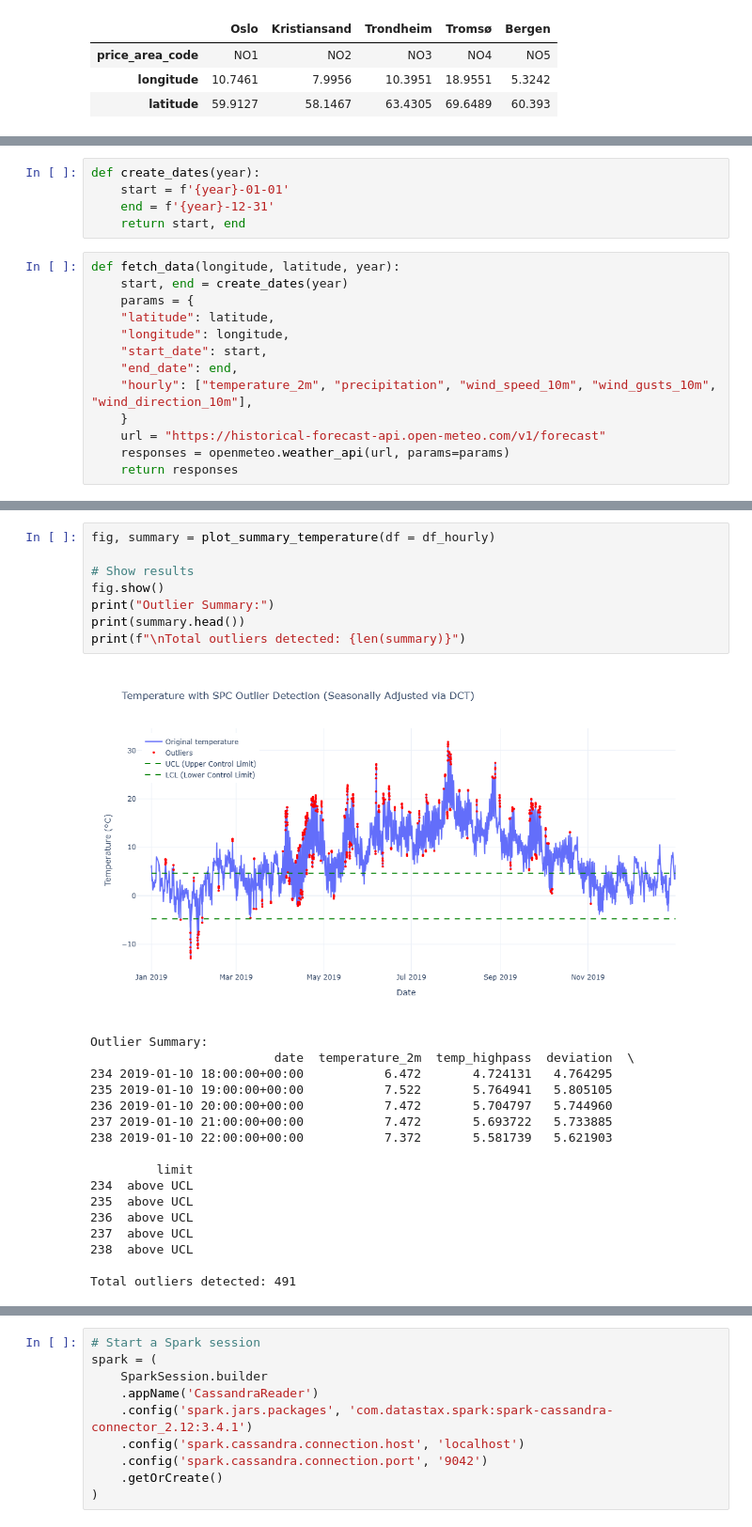
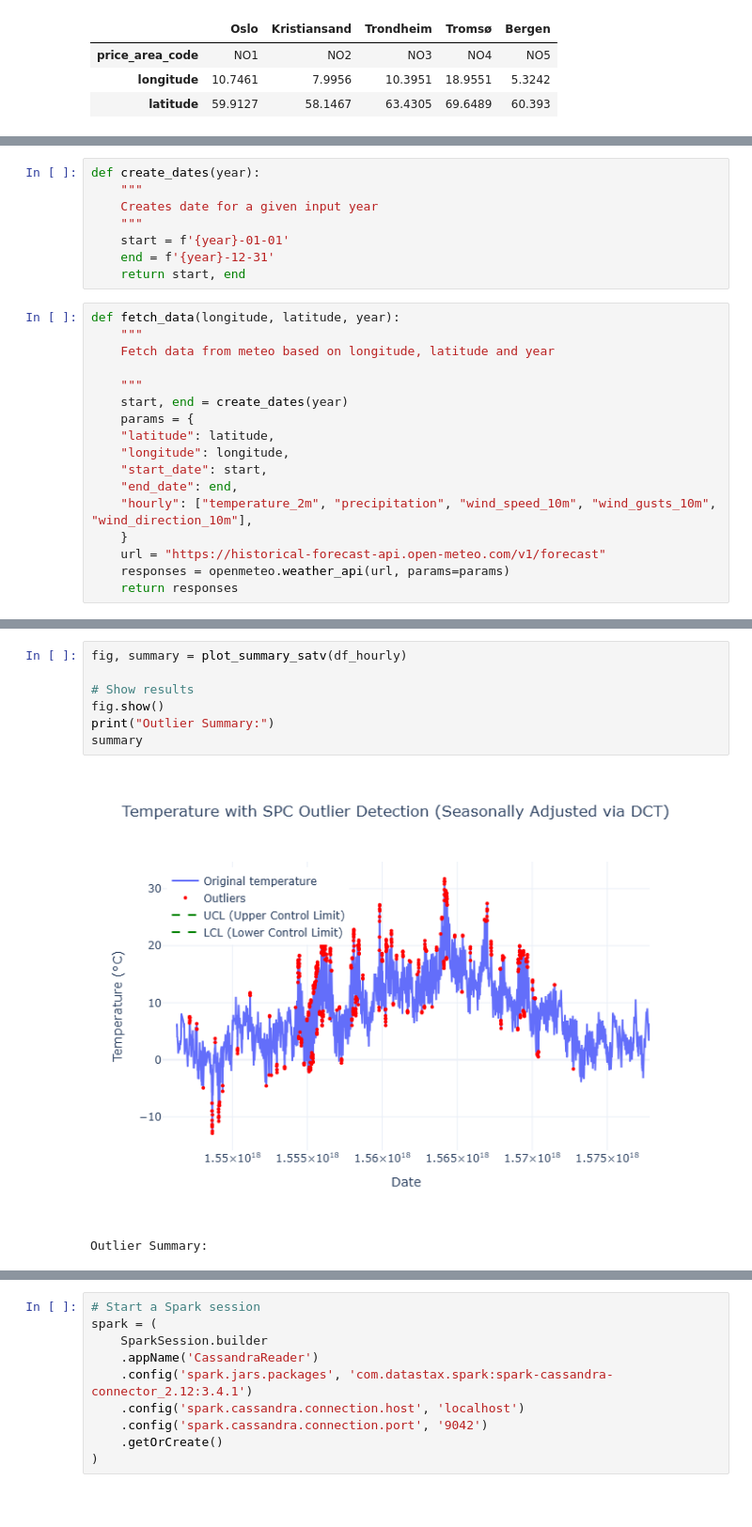
Before and after one commit to KristofferHemm/ind320, a Jupyter notebook: part3.ipynb, the cells around one changed output, grey strips where cells are left out. Shown: that part at 94% size. Saved outputs shown, nothing was run; the diff lists cells and outputs as text; blank space fills up the shorter version.

```diff
--- a/part3.ipynb
+++ b/part3.ipynb
@@ -78,10 +114,17 @@ df_hourly
 # %%
 def create_dates(year):
+    """
+    Creates date for a given input year
+    """
     start = f'{year}-01-01'
     end = f'{year}-12-31'
     return start, end
 # %%
 def fetch_data(longitude, latitude, year):
+    """
+    Fetch data from meteo based on longitude, latitude and year
+
+    """
     start, end = create_dates(year)
     params = {
 	"latitude": latitude,
@@ -238,28 +299,12 @@ def plot_summary_temperature(df, cutoff=100, k=3.0):
 
     return fig, summary
 # %%
-fig, summary = plot_summary_temperature(df = df_hourly)
+fig, summary = plot_summary_satv(df_hourly)
 
 # Show results
 fig.show()
 print("Outlier Summary:")
-print(summary.head())
-print(f"\nTotal outliers detected: {len(summary)}")
+summary
 # %% [output]
-[figure, old version]
+[figure, new version]
 Outlier Summary:
-                         date  temperature_2m  temp_highpass  deviation  \
-234 2019-01-10 18:00:00+00:00           6.472       4.724131   4.764295
-235 2019-01-10 19:00:00+00:00           7.522       5.764941   5.805105
-236 2019-01-10 20:00:00+00:00           7.472       5.704797   5.744960
-237 2019-01-10 21:00:00+00:00           7.472       5.693722   5.733885
-238 2019-01-10 22:00:00+00:00           7.372       5.581739   5.621903
-
-         limit
-234  above UCL
-235  above UCL
-236  above UCL
-237  above UCL
-238  above UCL
-
-Total outliers detected: 491
```
Also changed, not shown: parts of 30 cells of this notebook.
